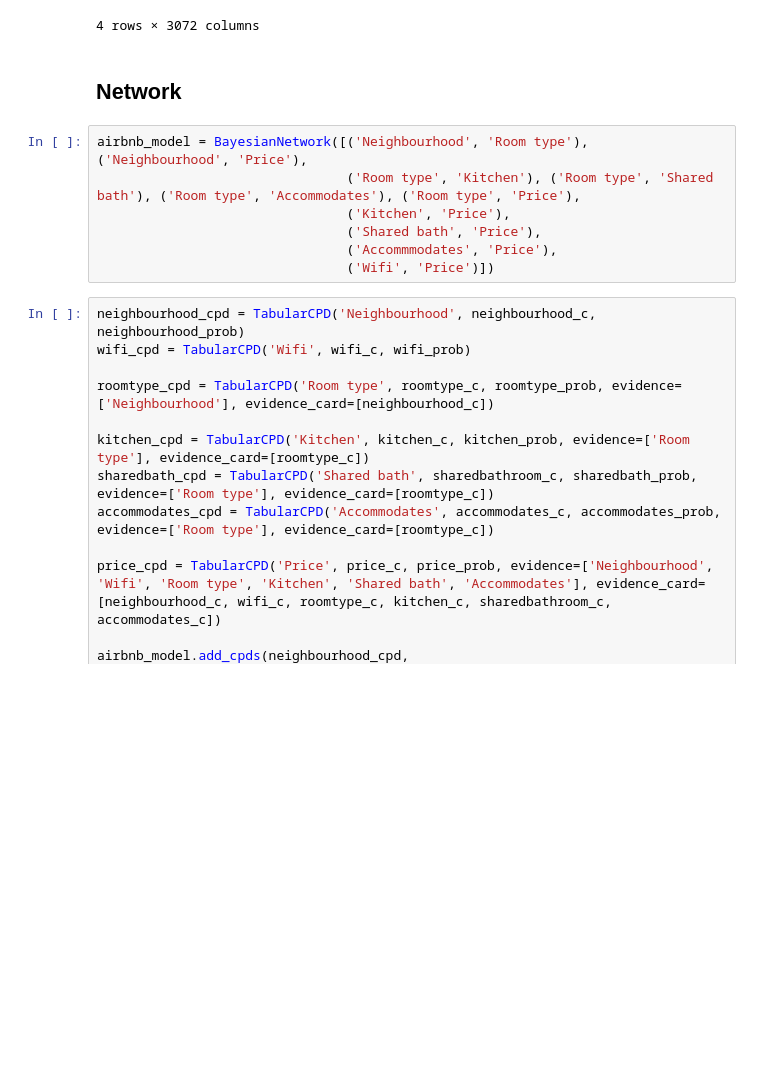
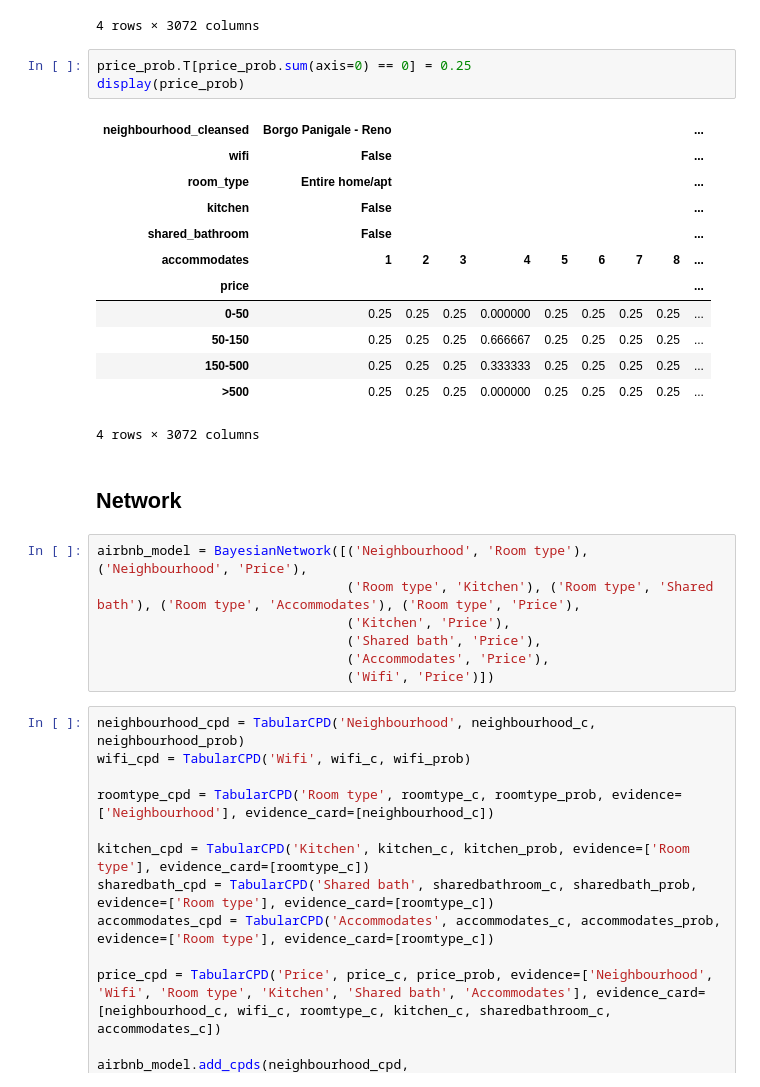
Before and after one commit to Chavelanda/Airbnb-Bayesian-Network, a Jupyter notebook: airbnb_network.ipynb, the cells around one changed output. Cells and saved outputs as stored; diff of their text form; blank space fills up the shorter version.

```diff
--- a/airbnb_network.ipynb
+++ b/airbnb_network.ipynb
@@ -410,6 +410,22 @@ display(price_prob)
 | 150-500 | 0.0 | 0.0 | 0.0 | 0.333333 | 0.0 | 0.0 | 0.0 | 0.0 | ... |
 | >500 | 0.0 | 0.0 | 0.0 | 0.000000 | 0.0 | 0.0 | 0.0 | 0.0 | ... |
 4 rows × 3072 columns
+# %%
+price_prob.T[price_prob.sum(axis=0) == 0] = 0.25
+display(price_prob)
+# %% [output]
+| neighbourhood_cleansed | Borgo Panigale - Reno |  |  |  |  |  |  |  | ... |
+| wifi | False |  |  |  |  |  |  |  | ... |
+| room_type | Entire home/apt |  |  |  |  |  |  |  | ... |
+| kitchen | False |  |  |  |  |  |  |  | ... |
+| shared_bathroom | False |  |  |  |  |  |  |  | ... |
+| accommodates | 1 | 2 | 3 | 4 | 5 | 6 | 7 | 8 | ... |
+| price |  |  |  |  |  |  |  |  | ... |
+| 0-50 | 0.25 | 0.25 | 0.25 | 0.000000 | 0.25 | 0.25 | 0.25 | 0.25 | ... |
+| 50-150 | 0.25 | 0.25 | 0.25 | 0.666667 | 0.25 | 0.25 | 0.25 | 0.25 | ... |
+| 150-500 | 0.25 | 0.25 | 0.25 | 0.333333 | 0.25 | 0.25 | 0.25 | 0.25 | ... |
+| >500 | 0.25 | 0.25 | 0.25 | 0.000000 | 0.25 | 0.25 | 0.25 | 0.25 | ... |
+4 rows × 3072 columns
 # %% [markdown]
  ## Network
 # %%
@@ -417,7 +433,7 @@ airbnb_model = BayesianNetwork([('Neighbourhood', 'Room type'), ('Neighbourhood'
                                 ('Room type', 'Kitchen'), ('Room type', 'Shared bath'), ('Room type', 'Accommodates'), ('Room type', 'Price'),
                                 ('Kitchen', 'Price'),
                                 ('Shared bath', 'Price'),
-                                ('Accommmodates', 'Price'),
+                                ('Accommodates', 'Price'),
                                 ('Wifi', 'Price')])
 # %%
 neighbourhood_cpd = TabularCPD('Neighbourhood', neighbourhood_c, neighbourhood_prob)
```
Also changed, not shown: parts of 12 cells of this notebook.
